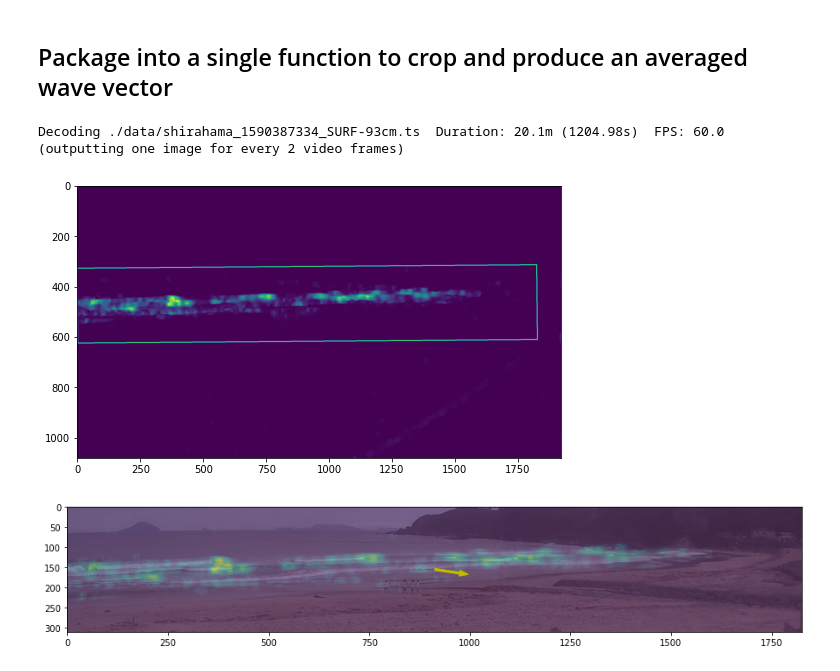
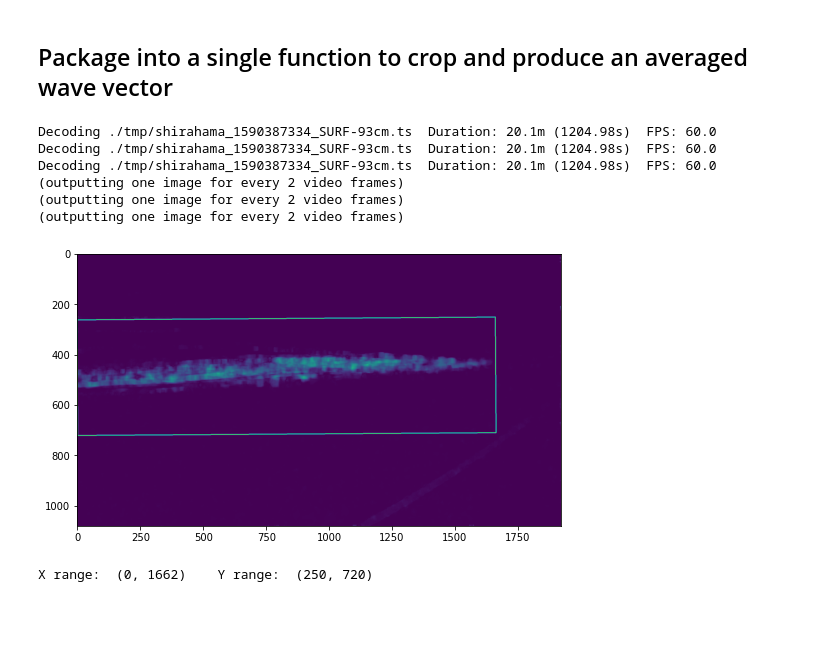
Before and after one commit to sjobeek/surfbreak, a Jupyter notebook: 02_wave_detection.ipynb, the cells around one changed output. Saved outputs shown, nothing was run; the diff lists cells and outputs as text; code cells hidden in the pictures; blank space fills up the shorter version.

Commit message:
Clean detection working, ready to do perspective transform

```diff
--- a/03_wave_detection.ipynb
+++ b/02_wave_detection.ipynb
@@ -197,43 +214,3 @@ def shift_img(img, xshift, yshift):
 #export
 def trim_image(image, xrange, yrange):
     return image[yrange[0]:yrange[1], xrange[0]:xrange[1]]
-# %%
-from surfbreak import load_videos, wave_detection
-import matplotlib.pyplot as plt
-import numpy as np
-import cv2
-
-def test_detection(video_file):
-    frames = load_videos.decode_frame_sequence(video_file, duration_s=20, start_s=50, RGB=True,
-                                                  one_image_per_n_frames=2)
-
-    greyscale_cube = np.dstack(tuple(cv2.cvtColor(img, cv2.COLOR_RGB2GRAY) for img in frames))
-
-    xy_cube, hsv_cube = wave_detection.dense_optical_flow(greyscale_cube, start_idx=1, n_flows=40, step_size=1)
-
-    mean_xflow = xy_cube[:,:,0,:].mean(axis=2)
-    mean_yflow = xy_cube[:,:,1,:].mean(axis=2)
-    mean_flow_mag = np.sqrt(mean_yflow*mean_yflow + mean_xflow*mean_xflow)
-
-    xrange, yrange = wave_detection.heatmap_fit(mean_flow_mag, draw_fit=True)
-
-    wave_img = wave_detection.trim_image(frames[0], xrange, yrange)
-
-    avg_wave_xdir = wave_detection.trim_image(mean_xflow, xrange, yrange).mean()
-    avg_wave_ydir = wave_detection.trim_image(mean_yflow, xrange, yrange).mean()
-    wave_vector = (avg_wave_xdir*2000, avg_wave_ydir*2000)
-
-    trimmed_mag = wave_detection.trim_image(mean_flow_mag, xrange, yrange)
-    center = ((xrange[1] - xrange[0])//2, (yrange[1] - yrange[0])//2)
-
-    plt.figure(figsize=(15,5))
-    plt.imshow(wave_img)
-    plt.arrow(center[0], center[1], wave_vector[0], wave_vector[1], color='y', width=5)
-    plt.gca().imshow(trimmed_mag, alpha=0.4)
-
-test_detection(test_video_filepath)
-# %% [output]
-Decoding ./data/shirahama_1590387334_SURF-93cm.ts  Duration: 20.1m (1204.98s)  FPS: 60.0
-(outputting one image for every 2 video frames)
-[figure, removed]
-[figure, removed]
@@ -240,3 +264,16 @@ Decoding ./data/shirahama_1590387334_SURF-93cm.ts  Duration: 20.1m (1204.98s)  F
+# %%
+from surfbreak import detection
+mean_flow, xrange, yrange = detection.detect_surfzone('./tmp/shirahama_1590387334_SURF-93cm.ts', n_samples=3, draw_fit=True)
+print("X range: ", xrange, "   Y range: ", yrange)
+# %% [output]
+Decoding ./tmp/shirahama_1590387334_SURF-93cm.ts  Duration: 20.1m (1204.98s)  FPS: 60.0
+Decoding ./tmp/shirahama_1590387334_SURF-93cm.ts  Duration: 20.1m (1204.98s)  FPS: 60.0
+Decoding ./tmp/shirahama_1590387334_SURF-93cm.ts  Duration: 20.1m (1204.98s)  FPS: 60.0
+(outputting one image for every 2 video frames)
+(outputting one image for every 2 video frames)
+(outputting one image for every 2 video frames)
+[figure, added]
+X range:  (0, 1662)    Y range:  (250, 720)
 # %%
 import nbdev.export as export
 export.notebook2script()
```
Also changed, not shown: parts of 14 cells of this notebook, 6 other files.
